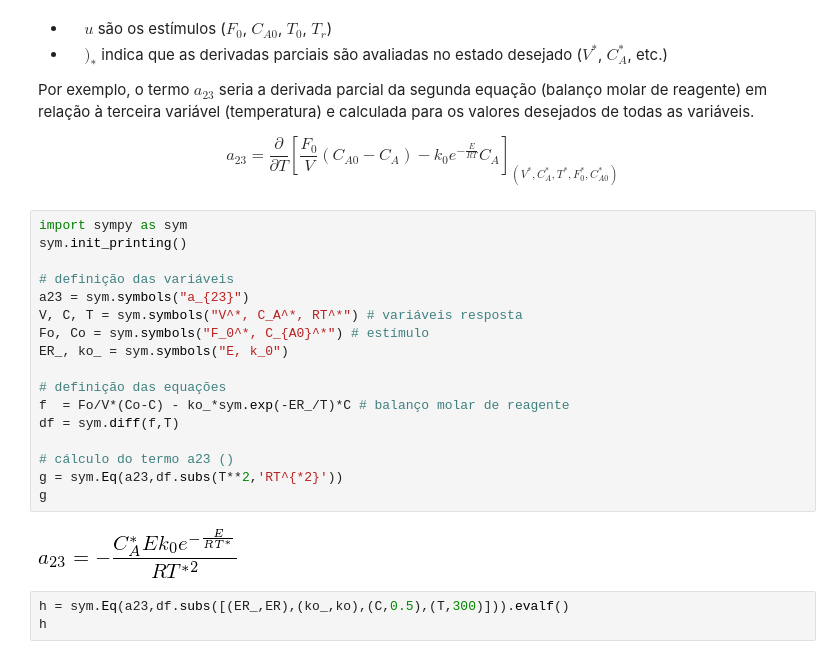
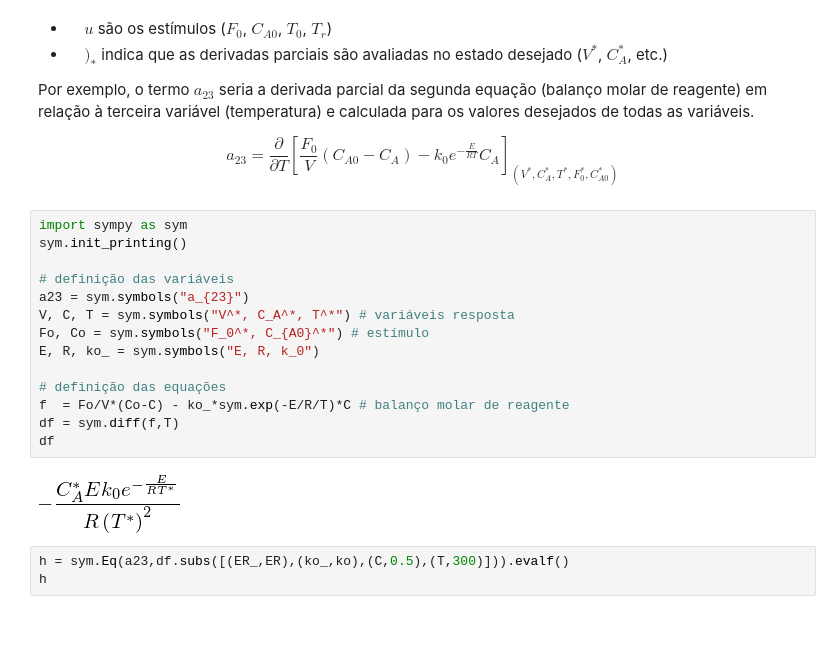
Before and after one commit to gabrieldcf/controle, a Jupyter notebook: mimo.ipynb, the cells around one changed output. Drawn from its saved outputs; the diff is of its cells as text; blank space fills up the shorter version.

```diff
--- a/mimo.ipynb
+++ b/mimo.ipynb
@@ -309,22 +309,19 @@ $$
 # %%
 import sympy as sym
 sym.init_printing()
 
 # definição das variáveis
 a23 = sym.symbols("a_{23}")
-V, C, T = sym.symbols("V^*, C_A^*, RT^*") # variáveis resposta
+V, C, T = sym.symbols("V^*, C_A^*, T^*") # variáveis resposta
 Fo, Co = sym.symbols("F_0^*, C_{A0}^*") # estímulo
-ER_, ko_ = sym.symbols("E, k_0")
+E, R, ko_ = sym.symbols("E, R, k_0")
 
 # definição das equações
-f  = Fo/V*(Co-C) - ko_*sym.exp(-ER_/T)*C # balanço molar de reagente
+f  = Fo/V*(Co-C) - ko_*sym.exp(-E/R/T)*C # balanço molar de reagente
 df = sym.diff(f,T)
-
-# cálculo do termo a23 ()
-g = sym.Eq(a23,df.subs(T**2,'RT^{*2}'))
-g
+df
 # %% [output]
-[figure, old version]
+[figure, new version]
 # %%
 h = sym.Eq(a23,df.subs([(ER_,ER),(ko_,ko),(C,0.5),(T,300)])).evalf()
 h
```
Also changed, not shown: 13 other files.
